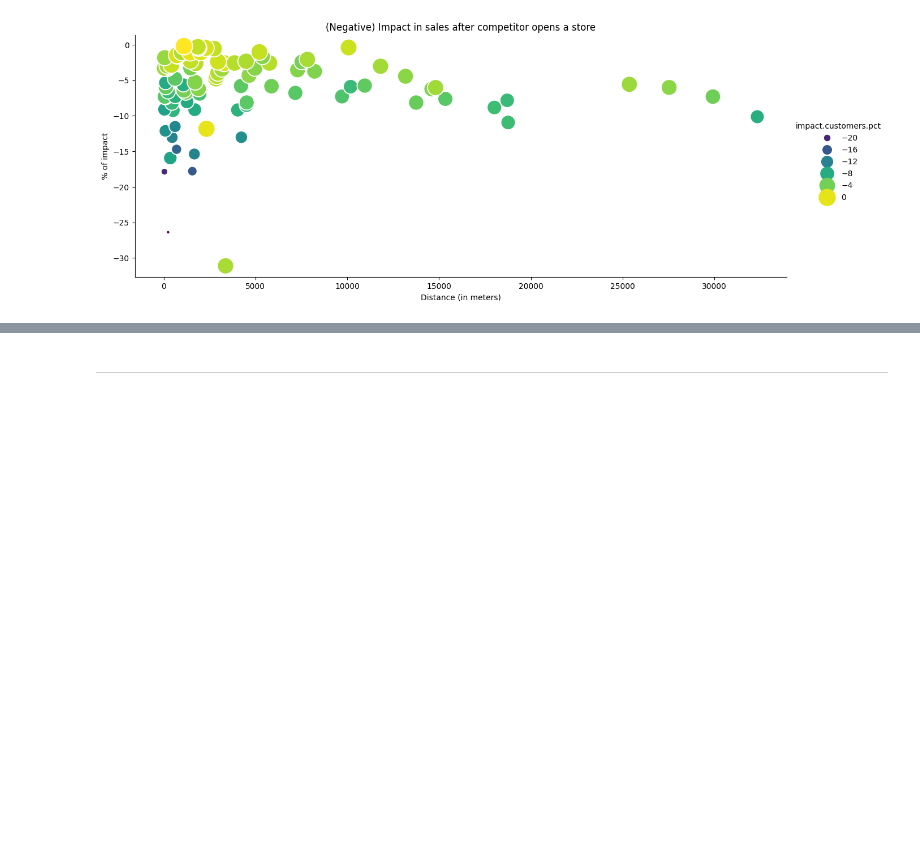
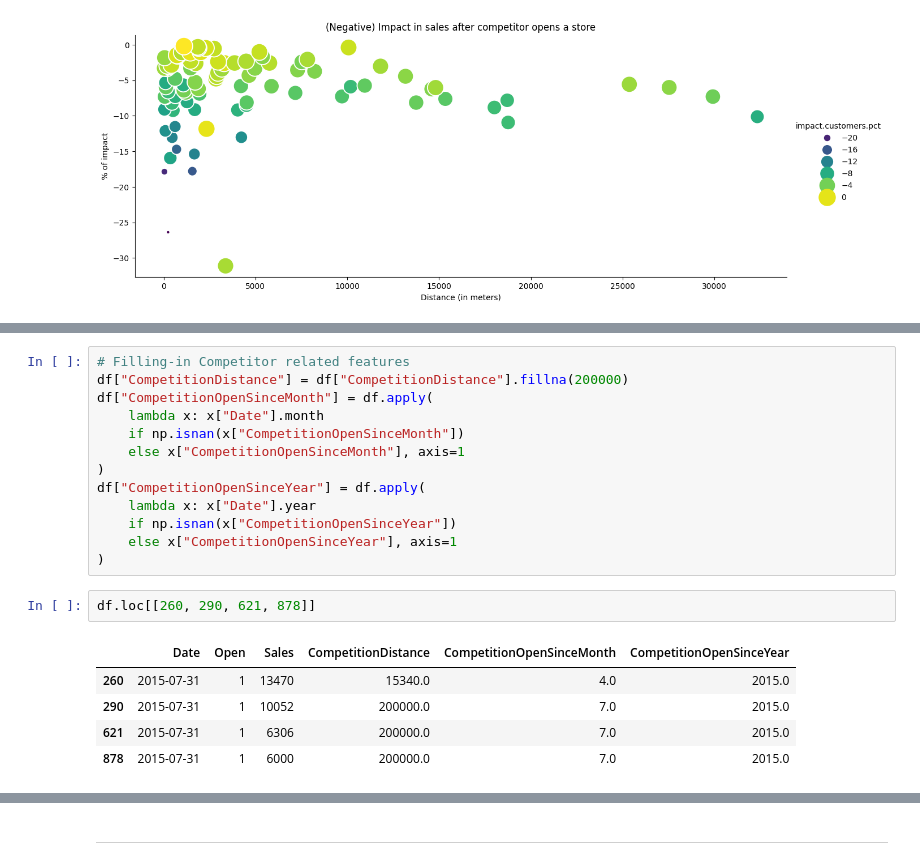
Before and after one commit to soutogustavo/rossmann-forecasting-benchmark, a Jupyter notebook: notebooks/TSA_rossman_EDA.ipynb, the cells around one changed output, grey strips where cells are left out. Saved outputs shown, nothing was run; the diff lists cells and outputs as text; blank space fills up the shorter version.

```diff
--- a/notebooks/TSA_rossman_EDA.ipynb
+++ b/notebooks/TSA_rossman_EDA.ipynb
@@ -415,3 +466,24 @@ ax.set(title=f"[{later_store_id}] Avg. Sales when a competitor opened near to a
+# %%
+# Filling-in Competitor related features
+df["CompetitionDistance"] = df["CompetitionDistance"].fillna(200000)
+df["CompetitionOpenSinceMonth"] = df.apply(
+    lambda x: x["Date"].month
+    if np.isnan(x["CompetitionOpenSinceMonth"])
+    else x["CompetitionOpenSinceMonth"], axis=1
+)
+df["CompetitionOpenSinceYear"] = df.apply(
+    lambda x: x["Date"].year
+    if np.isnan(x["CompetitionOpenSinceYear"])
+    else x["CompetitionOpenSinceYear"], axis=1
+)
+# %%
+df.loc[[260, 290, 621, 878]]
+# %% [output]
+|  | Date | Open | Sales | CompetitionDistance | CompetitionOpenSinceMonth | CompetitionOpenSinceYear |
+| 260 | 2015-07-31 | 1 | 13470 | 15340.0 | 4.0 | 2015.0 |
+| 290 | 2015-07-31 | 1 | 10052 | 200000.0 | 7.0 | 2015.0 |
+| 621 | 2015-07-31 | 1 | 6306 | 200000.0 | 7.0 | 2015.0 |
+| 878 | 2015-07-31 | 1 | 6000 | 200000.0 | 7.0 | 2015.0 |
 # %% [markdown]
 **Insights**:
 
```
Also changed, not shown: parts of 7 cells of this notebook, 1 other file.
